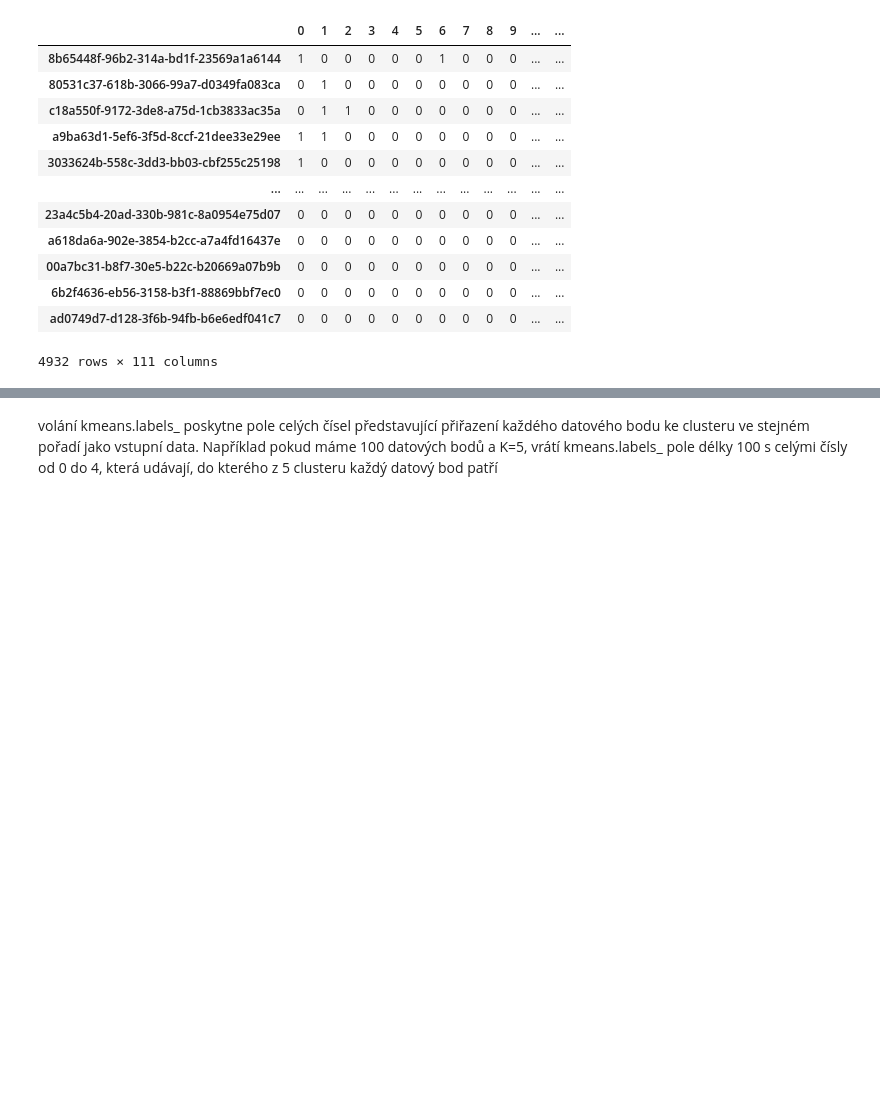
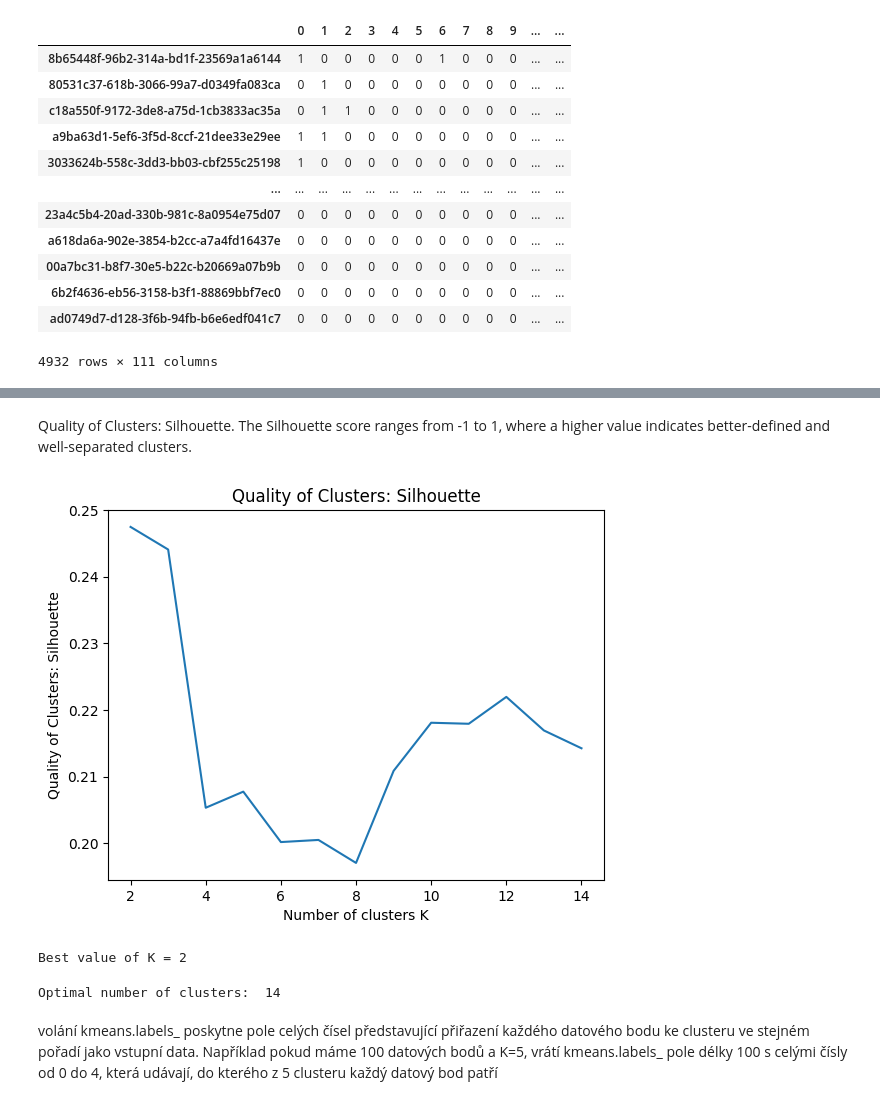
Before and after one commit to Katlii/Jupyter_analysis, a Jupyter notebook: jupiter_analysis.ipynb, the cells around one changed output, grey strips where cells are left out. Saved outputs shown, nothing was run; the diff lists cells and outputs as text; code cells hidden in the pictures; blank space fills up the shorter version.

```diff
--- a/jupiter_analysis.ipynb
+++ b/jupiter_analysis.ipynb
@@ -510,3 +501,38 @@ Best value of K = 2
+# %% [markdown]
+Quality of Clusters: Silhouette. The Silhouette score ranges from -1 to 1, where a higher value indicates better-defined and well-separated clusters.
+# %%
+from sklearn.metrics import silhouette_score
+
+scores = []
+k_range = range(2, 15)
+for k in k_range:
+    fitx = KMeans(n_clusters=k,  n_init='auto', random_state=1).fit(updateDataSet)
+    score = silhouette_score(updateDataSet, fitx.labels_)
+    scores.append(score)
+
+plt.plot(k_range, scores)
+plt.xlabel('Number of clusters K')
+plt.ylabel('Quality of Clusters: Silhouette')
+plt.title('Quality of Clusters: Silhouette')
+plt.show()
+best_k = np.argmax(scores) + 2 # Add 2 because k_range starts from 2
+print("Best value of K =", best_k)
+# %% [output]
+[figure, added]
+Best value of K = 2
+# %%
+from gap_statistic import OptimalK
+#from sklearn.datasets.samples_generator import make_blobs
+from sklearn.datasets import make_classification
+import warnings
+warnings.filterwarnings('ignore')
+data_array = updateDataSet.values.astype(float)
+gs_obj = OptimalK()
+
+n_clusters = gs_obj(data_array, n_refs=50, cluster_array=np.arange(2, 15))
+print('Optimal number of clusters: ', n_clusters)
+# %% [output]
+Optimal number of clusters:  14
 # %% [markdown]
 volání kmeans.labels_ poskytne pole celých čísel představující přiřazení každého datového bodu ke clusteru ve stejném pořadí jako vstupní data. Například pokud máme 100 datových bodů a K=5, vrátí kmeans.labels_ pole délky 100 s celými čísly od 0 do 4, která udávají, do kterého z 5 clusteru každý datový bod patří
 # %% [markdown]
```
Also changed, not shown: parts of 87 cells of this notebook.
